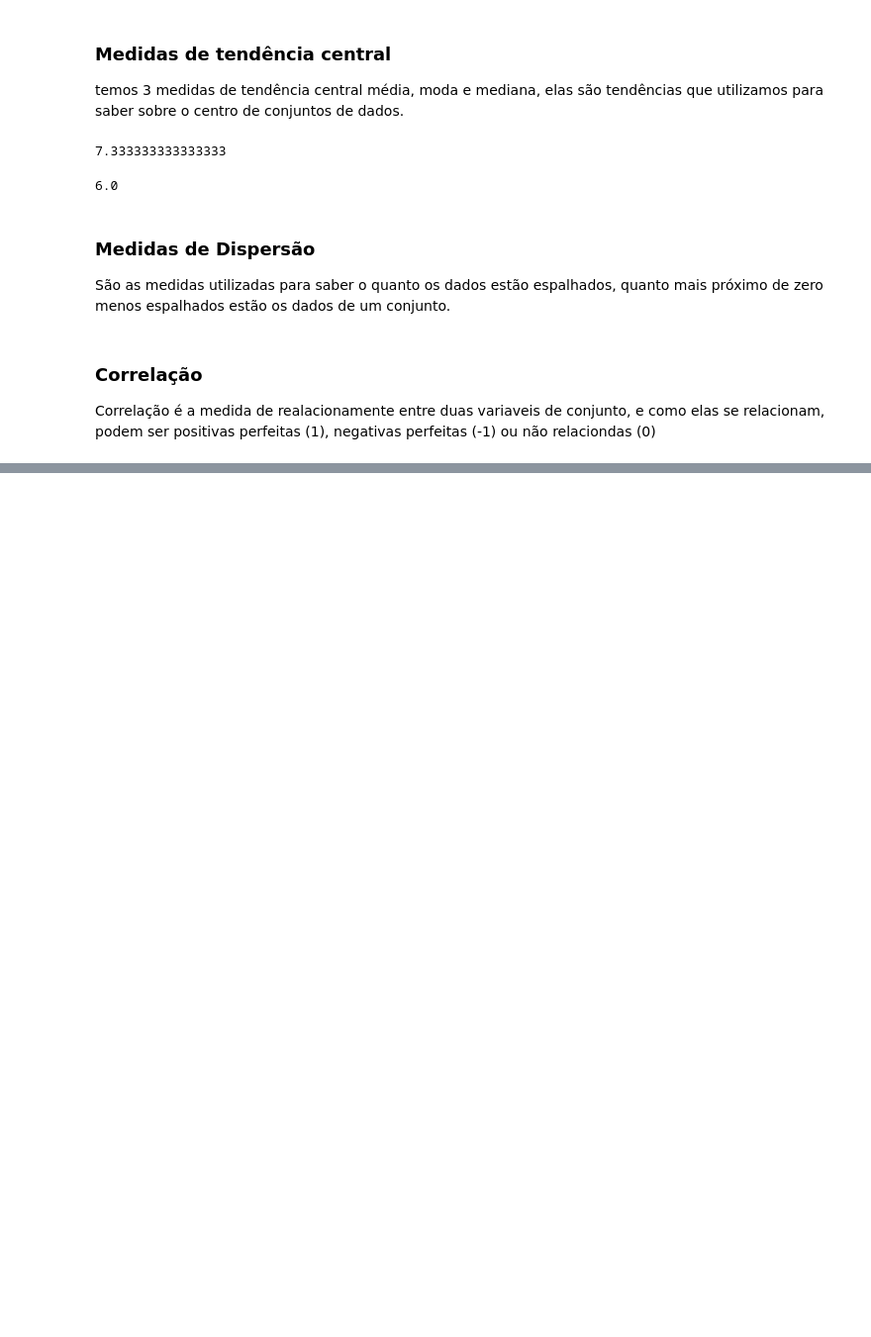
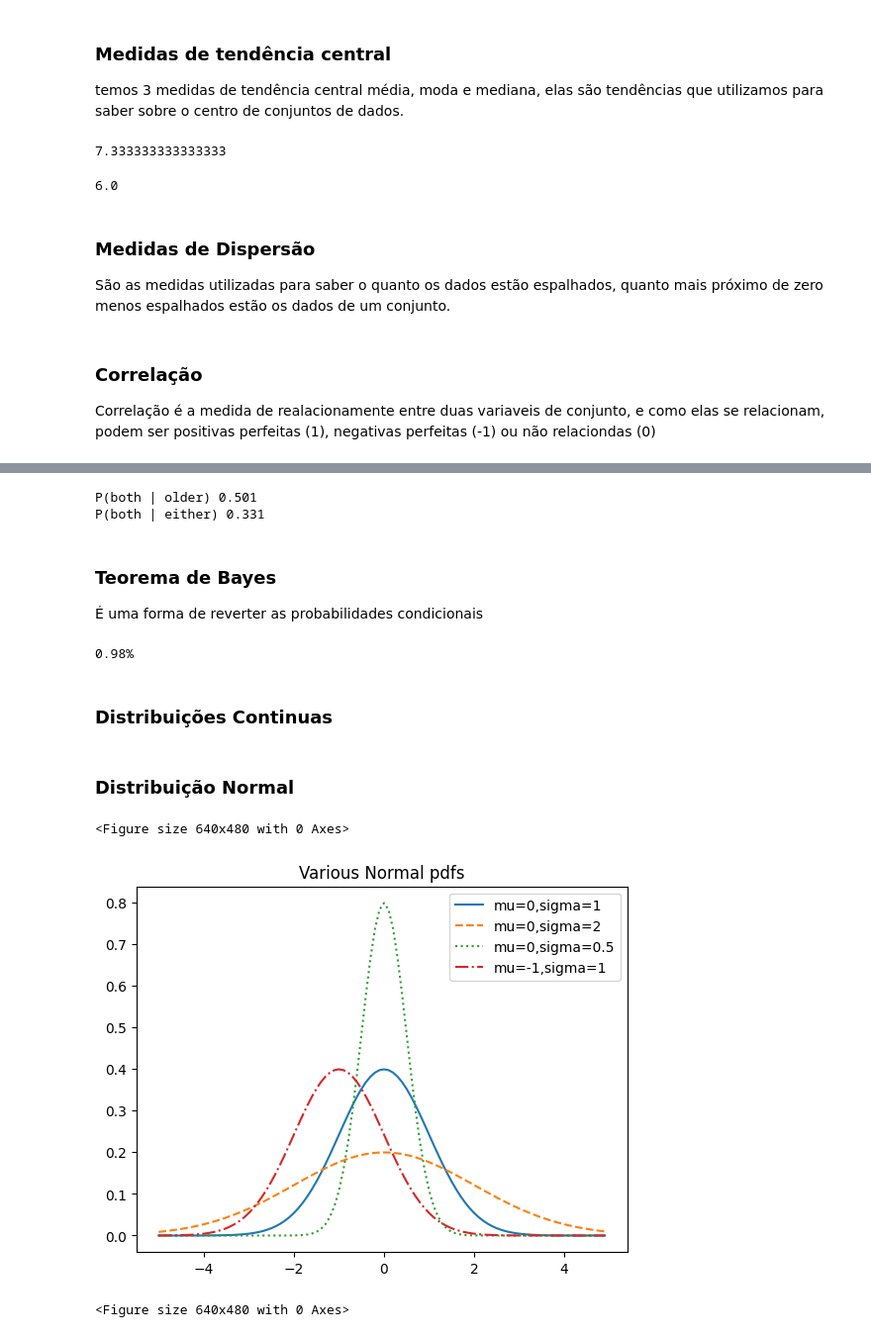
Before and after one commit to hernandemonteiro/data_science_do_zero, a Jupyter notebook: livro_data_science_do_zero.ipynb, the cells around one changed output, grey strips where cells are left out. Shown at 99% size. Drawn from its saved outputs; the diff is of its cells as text; code cells hidden in the pictures; blank space fills up the shorter version.

```diff
--- a/livro_data_science_do_zero.ipynb
+++ b/livro_data_science_do_zero.ipynb
@@ -813,0 +837,47 @@ daily_hours_good = [dm / 60 for dm in daily_minutes_good]
+# %%
+# teste proposto no livro pagina 79, para probabilidade condicional
+import enum, random
+from enum import Enum
+
+class Kid(Enum):
+  BOY = 0
+  GIRL = 1
+
+def random_kid() -> Kid:
+  return random.choice([Kid.BOY, Kid.GIRL])
+
+both_girls = 0
+older_girl = 0
+either_girl = 0
+
+random.seed(0)
+
+for _ in range(10000):
+  younger = random_kid()
+  older = random_kid()
+
+  if older == Kid.GIRL:
+    older_girl += 1
+  if older == Kid.GIRL and younger == Kid.GIRL:
+    both_girls += 1
+  if older == Kid.GIRL or younger == Kid.GIRL:
+    either_girl += 1
+
+print("P(both | older)", round((both_girls / older_girl), 3))
+print("P(both | either)", round((both_girls / either_girl), 3))
+# %% [output]
+P(both | older) 0.501
+P(both | either) 0.331
+# %% [markdown]
+### **Teorema de Bayes**
+
+É uma forma de reverter as probabilidades condicionais
+# %%
+# teorema de bayes
+# P(E|F) = P(F|E)P(E)/[P(F|E)P(E) + P(F|¬E)P(¬E)]
+P_d_t = (0.99 * 0.0001 / (0.99 * 0.0001 + 0.01 * 0.9999)) * 100
+print(str(round(P_d_t, 2)) + "%")
+# %% [output]
+0.98%
+# %% [markdown]
+### **Distribuições Continuas**
@@ -813,0 +893,31 @@ daily_hours_good = [dm / 60 for dm in daily_minutes_good]
+# %% [markdown]
+### **Distribuição Normal**
+# %%
+SQRT_TWO_PI = math.sqrt(2 * math.pi)
+
+def normal_pdf(x: float, mu: float = 0, sigma: float = 1) -> float:
+  return (math.exp(-(x-mu) ** 2 / 2 / sigma ** 2) / (SQRT_TWO_PI * sigma))
+# %%
+plt.gca().clear()
+plt.close()
+plt.clf()
+# %% [output]
+<Figure size 640x480 with 0 Axes>
+# %%
+xs = [x / 10.0 for x in range(-50, 50)]
+
+plt.plot(xs, [normal_pdf(x, sigma=1) for x in xs], '-', label='mu=0,sigma=1')
+plt.plot(xs, [normal_pdf(x, sigma=2) for x in xs], '--', label='mu=0,sigma=2')
+plt.plot(xs, [normal_pdf(x, sigma=0.5) for x in xs], ':', label='mu=0,sigma=0.5')
+plt.plot(xs, [normal_pdf(x, mu=-1) for x in xs], '-.', label='mu=-1,sigma=1')
+plt.legend()
+plt.title("Various Normal pdfs")
+plt.show()
+# %% [output]
+[figure, added]
+# %%
+plt.gca().clear()
+plt.close()
+plt.clf()
+# %% [output]
+<Figure size 640x480 with 0 Axes>
```
Also changed, not shown: parts of 83 cells of this notebook.
